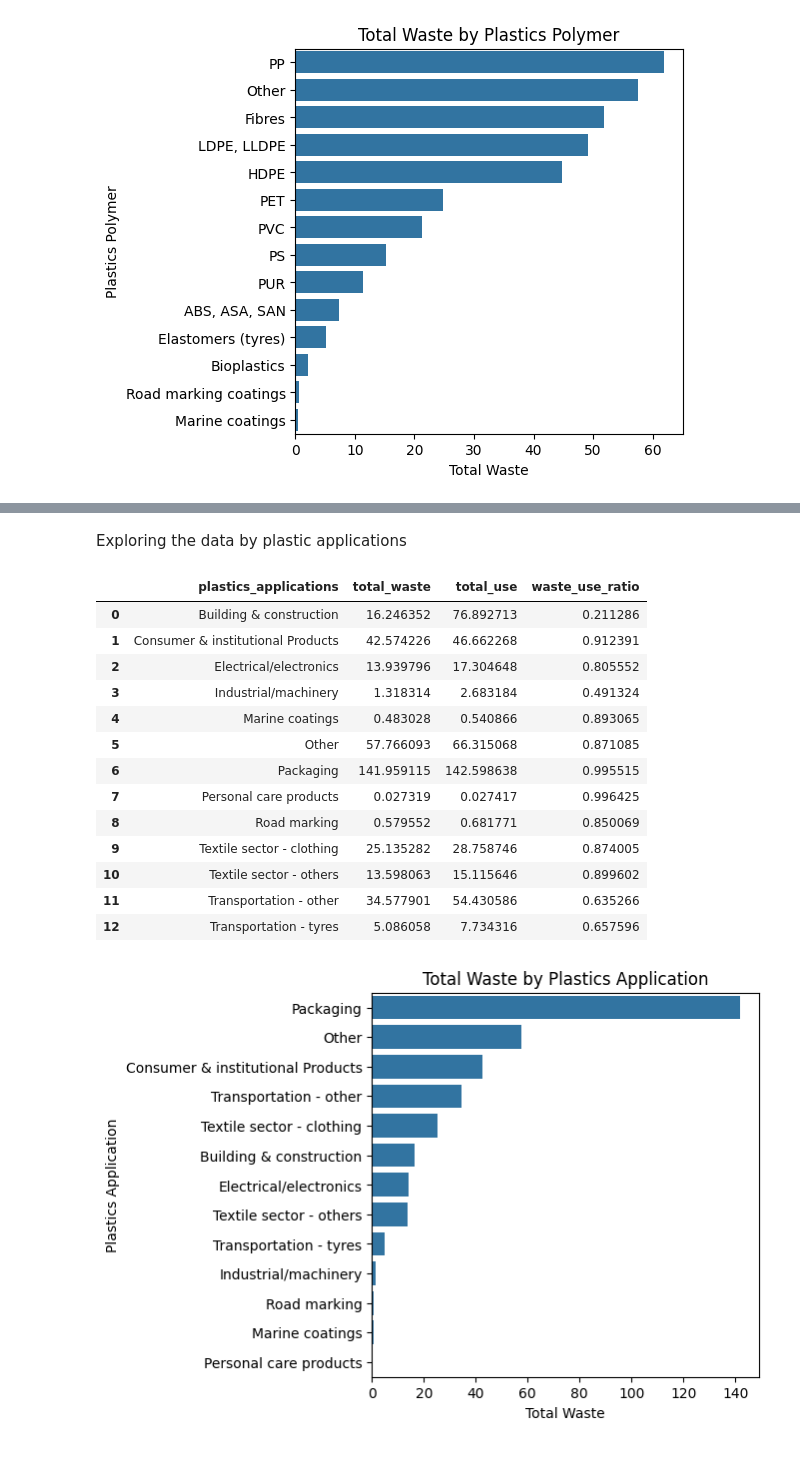
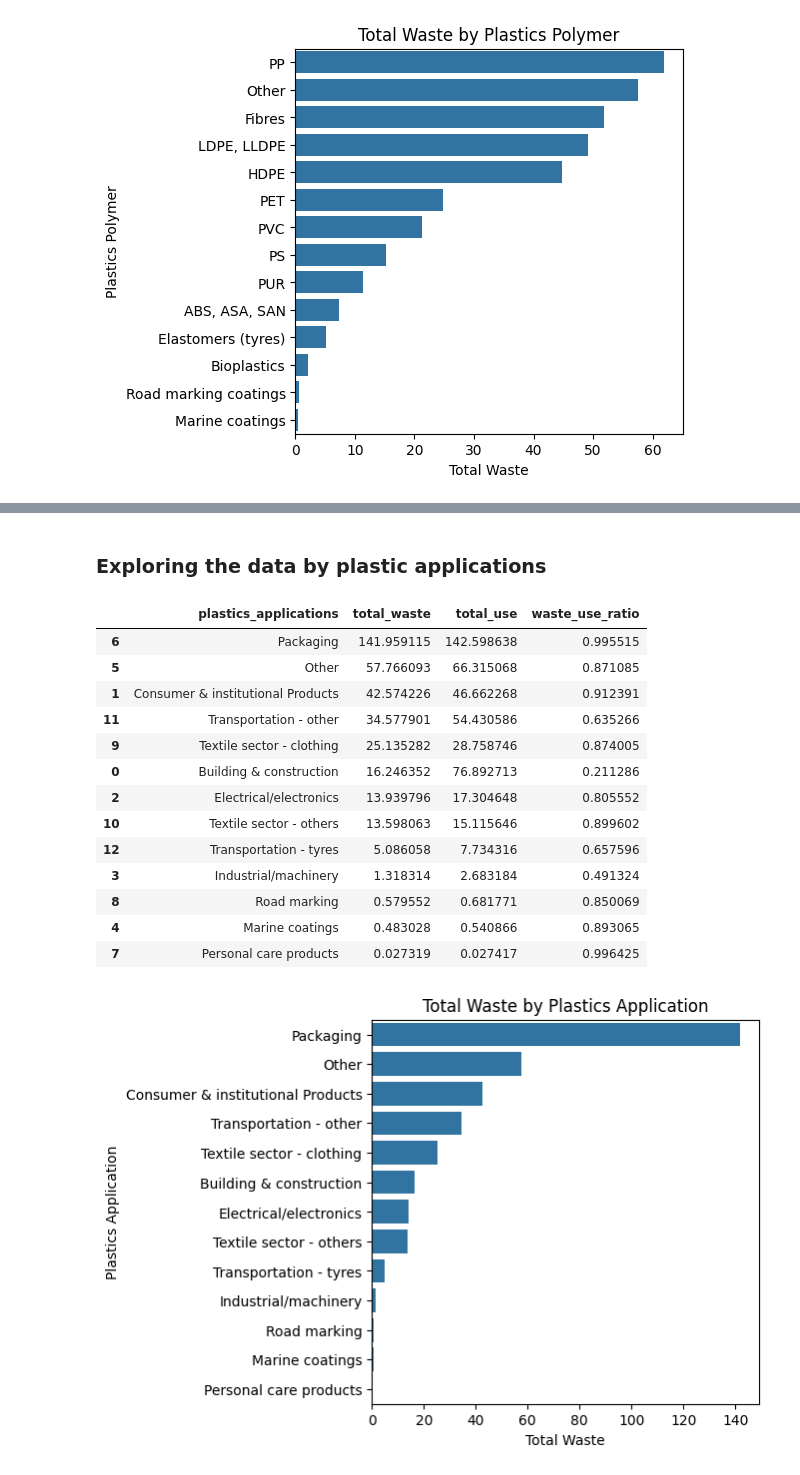
Before and after one commit to alinajohanna/mid_project_plastic, a Jupyter notebook: notebooks/eda_plastic_pollution_2019.ipynb, the cells around one changed output, grey strips where cells are left out. Saved outputs shown, nothing was run; the diff lists cells and outputs as text; code cells hidden in the pictures.

```diff
--- a/notebooks/eda_plastic_pollution_2019.ipynb
+++ b/notebooks/eda_plastic_pollution_2019.ipynb
@@ -125,24 +134,24 @@ plt.show()
 # %% [markdown]
-Exploring the data by plastic applications
+### Exploring the data by plastic applications
 # %%
 df_app = df.groupby('plastics_applications').agg({'total_waste':'sum', 'total_use':'sum'}).reset_index()
 df_app['waste_use_ratio'] = df_app['total_waste']/ df_app['total_use']
-df_app
+df_app.sort_values(by='total_waste', ascending=False)
 # %% [output]
 |  | plastics_applications | total_waste | total_use | waste_use_ratio |
+| 6 | Packaging | 141.959115 | 142.598638 | 0.995515 |
+| 5 | Other | 57.766093 | 66.315068 | 0.871085 |
+| 1 | Consumer & institutional Products | 42.574226 | 46.662268 | 0.912391 |
+| 11 | Transportation - other | 34.577901 | 54.430586 | 0.635266 |
+| 9 | Textile sector - clothing | 25.135282 | 28.758746 | 0.874005 |
 | 0 | Building & construction | 16.246352 | 76.892713 | 0.211286 |
-| 1 | Consumer & institutional Products | 42.574226 | 46.662268 | 0.912391 |
 | 2 | Electrical/electronics | 13.939796 | 17.304648 | 0.805552 |
+| 10 | Textile sector - others | 13.598063 | 15.115646 | 0.899602 |
+| 12 | Transportation - tyres | 5.086058 | 7.734316 | 0.657596 |
 | 3 | Industrial/machinery | 1.318314 | 2.683184 | 0.491324 |
+| 8 | Road marking | 0.579552 | 0.681771 | 0.850069 |
 | 4 | Marine coatings | 0.483028 | 0.540866 | 0.893065 |
-| 5 | Other | 57.766093 | 66.315068 | 0.871085 |
-| 6 | Packaging | 141.959115 | 142.598638 | 0.995515 |
 | 7 | Personal care products | 0.027319 | 0.027417 | 0.996425 |
-| 8 | Road marking | 0.579552 | 0.681771 | 0.850069 |
-| 9 | Textile sector - clothing | 25.135282 | 28.758746 | 0.874005 |
-| 10 | Textile sector - others | 13.598063 | 15.115646 | 0.899602 |
-| 11 | Transportation - other | 34.577901 | 54.430586 | 0.635266 |
-| 12 | Transportation - tyres | 5.086058 | 7.734316 | 0.657596 |
 # %%
 fig, ax = plt.subplots(figsize=(5,5))
 sns.barplot(df_app, x='total_waste', y='plastics_applications', order=df_app.sort_values('total_waste', ascending=False)['plastics_applications'])
```
Also changed, not shown: parts of 10 cells of this notebook, 3 other files.
